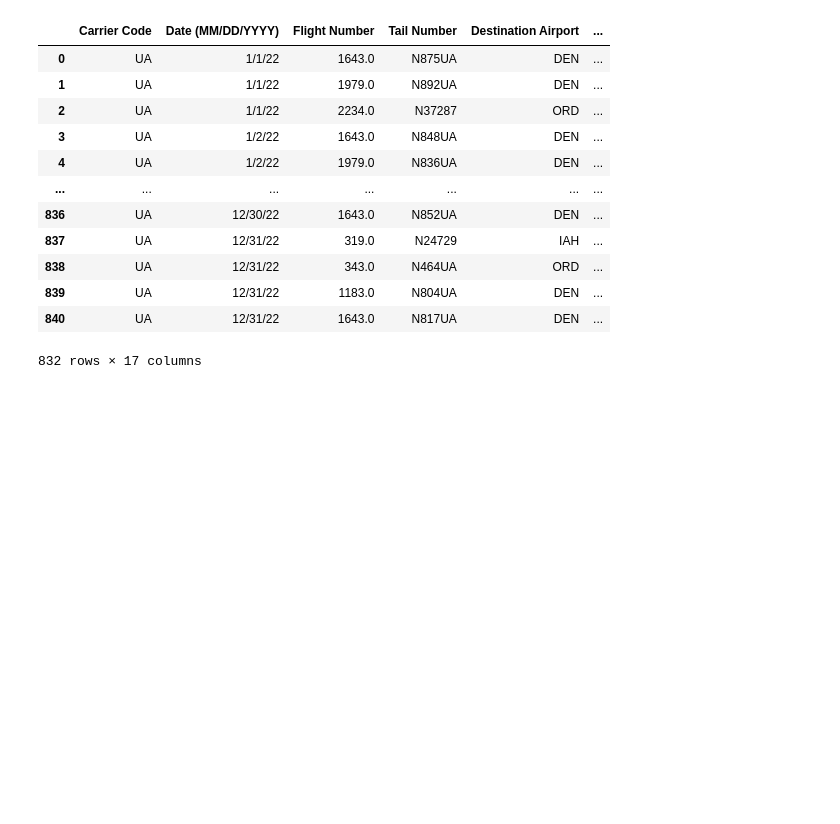
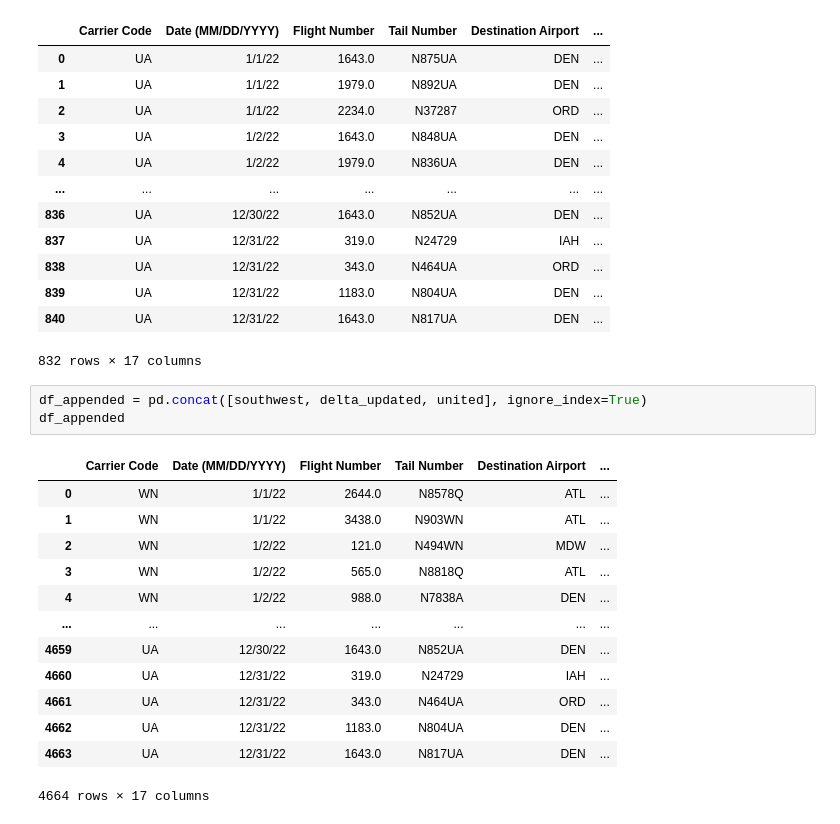
Before and after one commit to rachit0907/FlightPredictions, a Jupyter notebook: current.ipynb, the cells around one changed output. Saved outputs shown, nothing was run; the diff lists cells and outputs as text; blank space fills up the shorter version.

```diff
--- a/current.ipynb
+++ b/current.ipynb
@@ -136,3 +136,20 @@ united
 | 839 | UA | 12/31/22 | 1183.0 | N804UA | DEN | ... |
 | 840 | UA | 12/31/22 | 1643.0 | N817UA | DEN | ... |
 832 rows × 17 columns
+# %%
+df_appended = pd.concat([southwest, delta_updated, united], ignore_index=True)
+df_appended
+# %% [output]
+|  | Carrier Code | Date (MM/DD/YYYY) | Flight Number | Tail Number | Destination Airport | ... |
+| 0 | WN | 1/1/22 | 2644.0 | N8578Q | ATL | ... |
+| 1 | WN | 1/1/22 | 3438.0 | N903WN | ATL | ... |
+| 2 | WN | 1/2/22 | 121.0 | N494WN | MDW | ... |
+| 3 | WN | 1/2/22 | 565.0 | N8818Q | ATL | ... |
+| 4 | WN | 1/2/22 | 988.0 | N7838A | DEN | ... |
+| ... | ... | ... | ... | ... | ... | ... |
+| 4659 | UA | 12/30/22 | 1643.0 | N852UA | DEN | ... |
+| 4660 | UA | 12/31/22 | 319.0 | N24729 | IAH | ... |
+| 4661 | UA | 12/31/22 | 343.0 | N464UA | ORD | ... |
+| 4662 | UA | 12/31/22 | 1183.0 | N804UA | DEN | ... |
+| 4663 | UA | 12/31/22 | 1643.0 | N817UA | DEN | ... |
+4664 rows × 17 columns
```
